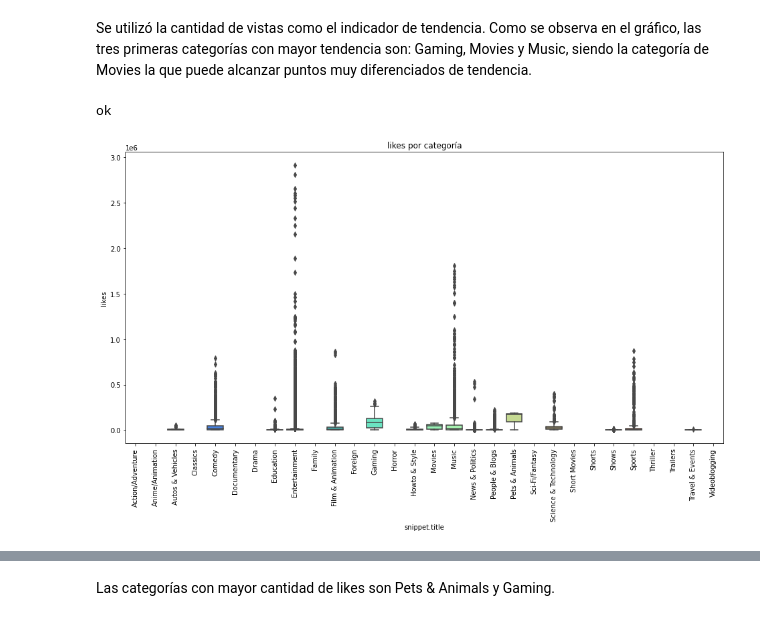
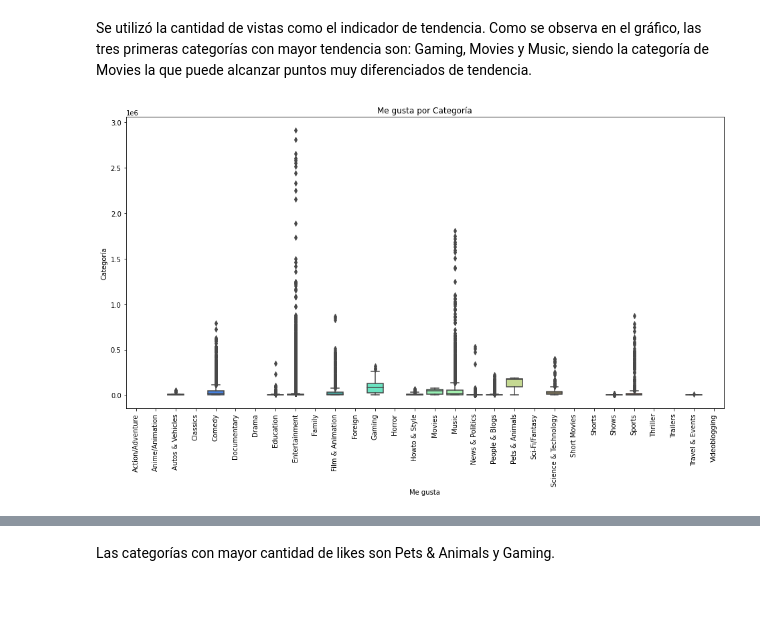
Before and after one commit to Adm-Info/EB-2022-1-CC50, a Jupyter notebook: code/5.preproc-req-cats-preg2.ipynb, the cells around one changed output, grey strips where cells are left out. Cells and saved outputs as stored; diff of their text form; code cells hidden in the pictures.

```diff
--- a/code/5.preproc-req-cats-preg2.ipynb
+++ b/code/5.preproc-req-cats-preg2.ipynb
@@ -7,11 +7,12 @@ import matplotlib.pyplot as plt
 import seaborn as sns
 %matplotlib inline
 # %%
-def showCatsBy(by): #views
+def showCatsBy(by,xlabel=''): #views
+  if xlabel == '': xlabel = by
   plt.figure(figsize=(16,8))
   plt.xticks(rotation=90)
   catplot = sns.boxplot(x="snippet.title", y=by, data=data_cat, palette='rainbow')
-  catplot.set(title= by +' por categoría')
+  catplot.set(title= xlabel +' por Categoría', ylabel="Categoría", xlabel=xlabel)
 
 def outliersToMax(cat, since:int, col = 'views'):
   nCat = len(data_cat[data_cat['snippet.title'] == cat])
@@ -20,7 +21,7 @@ def outliersToMax(cat, since:int, col = 'views'):
   display(data_cat[data_cat['snippet.title'] == cat][data_cat[col]>since])
   print(f'''De {nCat} filas, {nCatOut} son outliers de la categoría entretainment.
     Estos serán ajustados al máximo menor a {since}.''')
-  data_cat[col].loc[ (data_cat['snippet.title'] == cat) & (data_cat[col]>since)] = (
+  data_cat.loc[ (data_cat['snippet.title'] == cat) & (data_cat[col]>since), col ] = (
     data_cat[data_cat['snippet.title'] == cat ][data_cat[col]<since][col].max() )
   display(data_cat[data_cat['snippet.title'] == cat][data_cat[col]>since])
 # %% [markdown]
@@ -28,10 +29,9 @@ def outliersToMax(cat, since:int, col = 'views'):
 # %% [markdown]
 Se utilizó la cantidad de vistas como el indicador de tendencia. Como se observa en el gráfico, las tres primeras categorías con mayor tendencia son: Gaming, Movies y Music, siendo la categoría de Movies la que puede alcanzar puntos muy diferenciados de tendencia.
 # %%
-showCatsBy('likes')
+showCatsBy('likes','Me gusta')
 # %% [output]
-ok
-[figure, old version]
+[figure, new version]
 # %%
 outliersToMax('Comedy', 0.7*1e6, 'likes')
 # %% [output]
```
Also changed, not shown: parts of 11 cells of this notebook, 5 other files.
